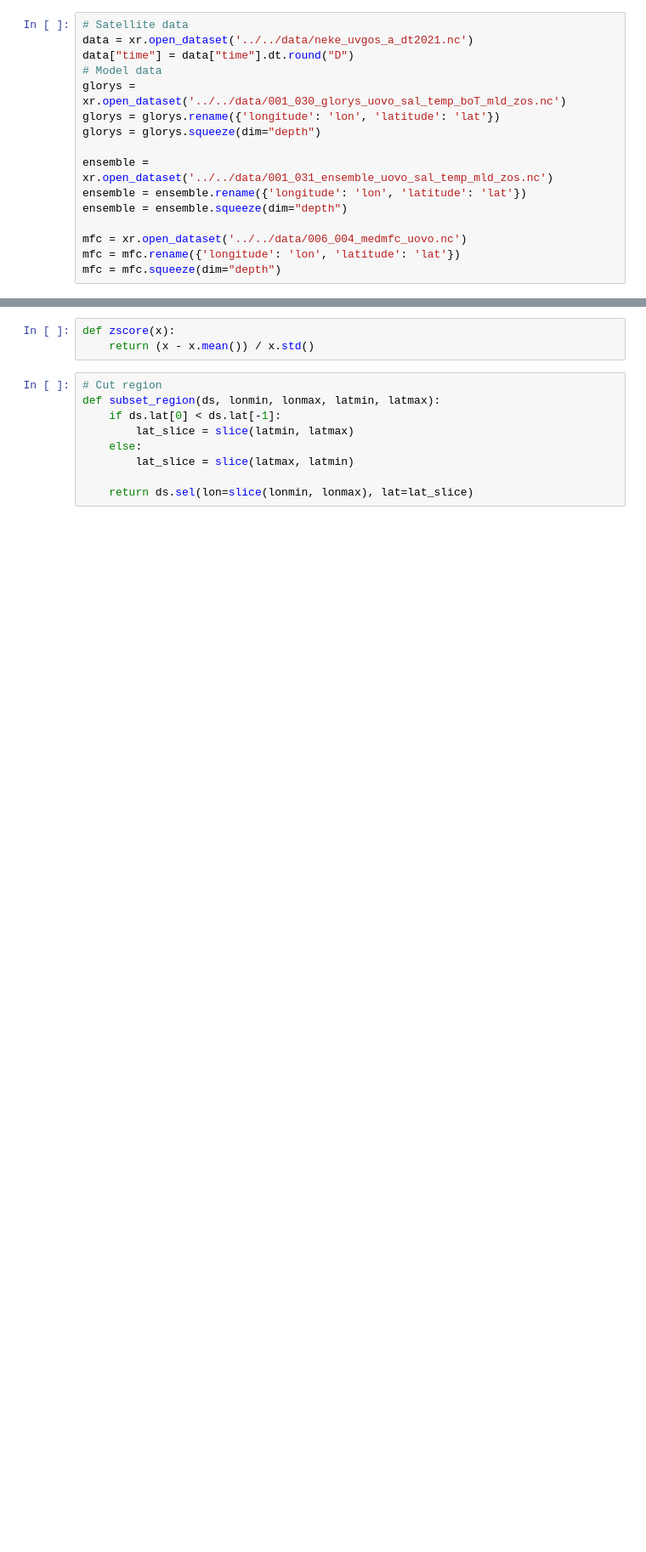
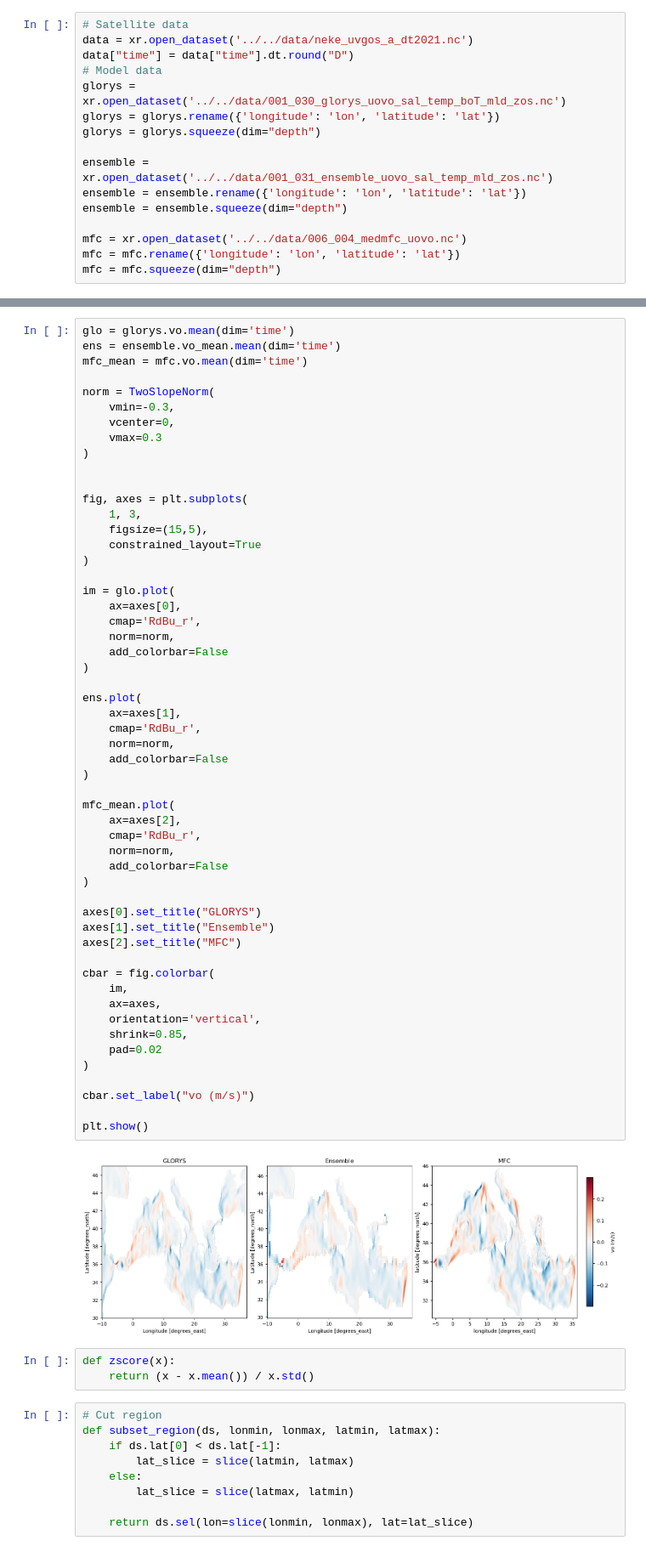
Before and after one commit to phargous/E_transfers, a Jupyter notebook: code/notebooks/1training.ipynb, the cells around one changed output, grey strips where cells are left out. Shown at 85% size. Saved outputs shown, nothing was run; the diff lists cells and outputs as text; blank space fills up the shorter version.

```diff
--- a/code/notebooks/1training.ipynb
+++ b/code/notebooks/1training.ipynb
@@ -89,3 +89,59 @@ plt.legend()
+# %%
+glo = glorys.vo.mean(dim='time')
+ens = ensemble.vo_mean.mean(dim='time')
+mfc_mean = mfc.vo.mean(dim='time')
+
+norm = TwoSlopeNorm(
+    vmin=-0.3,
+    vcenter=0,
+    vmax=0.3
+)
+
+
+fig, axes = plt.subplots(
+    1, 3,
+    figsize=(15,5),
+    constrained_layout=True
+)
+
+im = glo.plot(
+    ax=axes[0],
+    cmap='RdBu_r',
+    norm=norm,
+    add_colorbar=False
+)
+
+ens.plot(
+    ax=axes[1],
+    cmap='RdBu_r',
+    norm=norm,
+    add_colorbar=False
+)
+
+mfc_mean.plot(
+    ax=axes[2],
+    cmap='RdBu_r',
+    norm=norm,
+    add_colorbar=False
+)
+
+axes[0].set_title("GLORYS")
+axes[1].set_title("Ensemble")
+axes[2].set_title("MFC")
+
+cbar = fig.colorbar(
+    im,
+    ax=axes,
+    orientation='vertical',
+    shrink=0.85,
+    pad=0.02
+)
+
+cbar.set_label("vo (m/s)")
+
+plt.show()
+# %% [output]
+[figure, added]
 # %%
 def zscore(x):
     return (x - x.mean()) / x.std()
```
Also changed, not shown: parts of 9 cells of this notebook, 3 other files.
